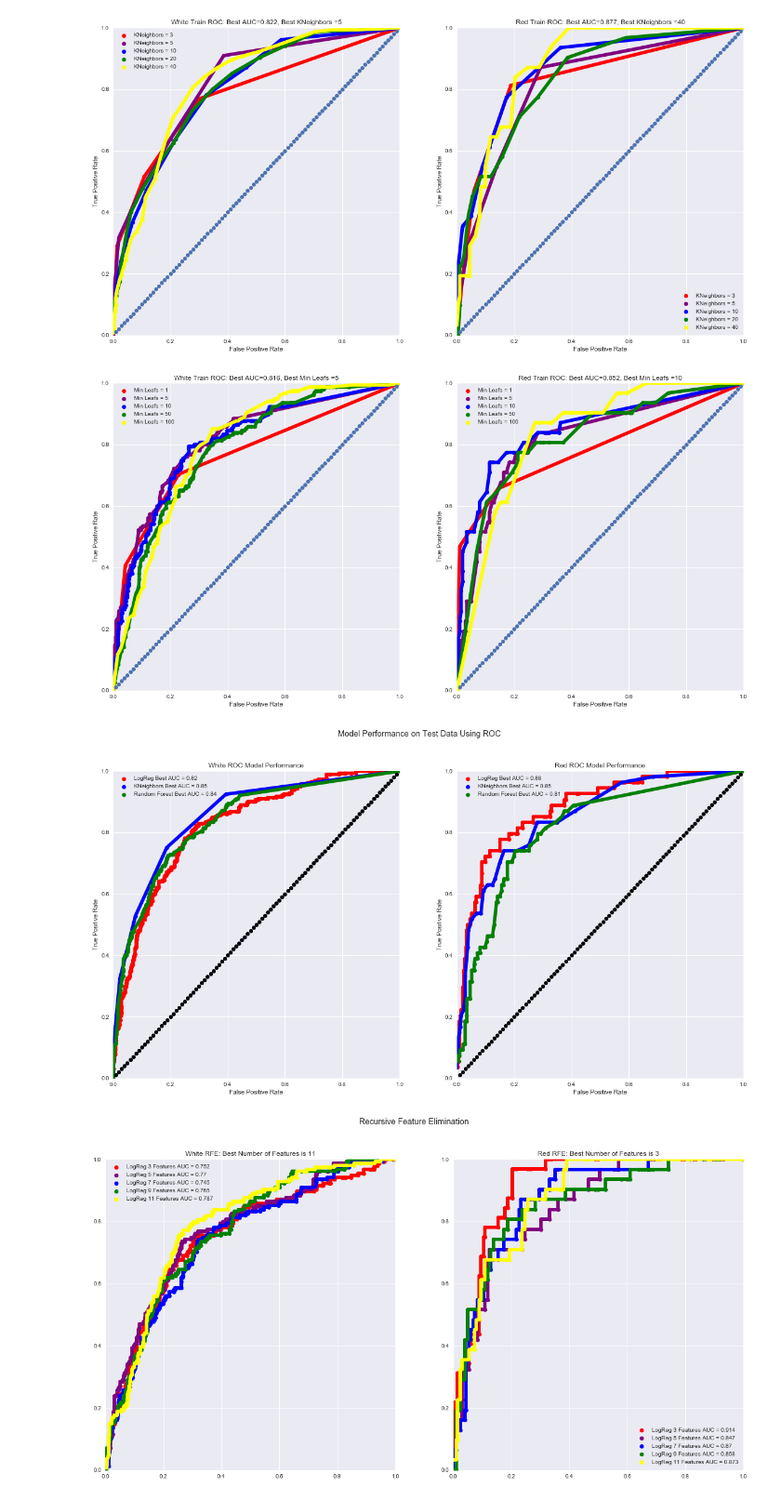
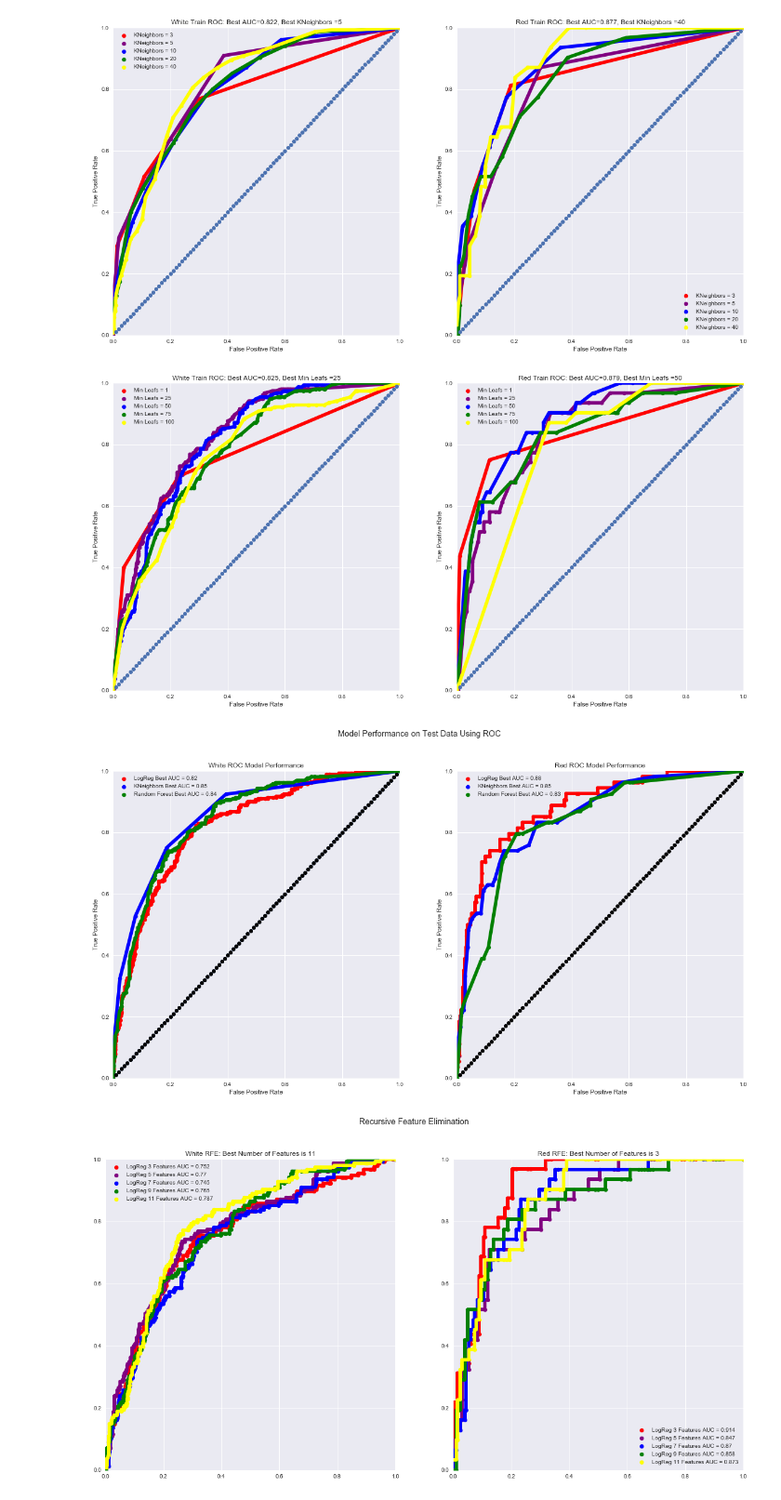
Before and after one commit to zcblack/Springboard, a Jupyter notebook: winequality/Wine Analysis.ipynb, the cells around one changed output. Shown at 93% size. Drawn from its saved outputs; the diff is of its cells as text; code cells hidden in the pictures.

```diff
--- a/winequality/Wine Analysis.ipynb
+++ b/winequality/Wine Analysis.ipynb
@@ -544,7 +544,7 @@ whiteBestAUCL=0
 redBestAUCL=0
 i = 0
 
-Ls= [1,5,10,50,100]
+Ls= [1,25,50,75,100]
 
 
 sns.set()
@@ -570,34 +570,34 @@ plt.legend()
 plt.title('White Train ROC: Best AUC='+str(round(whiteBestAUCL,3))+', Best Min Leafs ='+str(whiteBestL))
 x = np.arange(1, 100)/100
 y=x
 plt.plot(x,y,'o')
 
 i = 0
 
 plt.subplot(1,2,2)
 plt.xlim(0,1)
 plt.ylim(0,1)
 plt.xlabel('False Positive Rate'),2
 plt.ylabel('True Positive Rate')
 for train, test in kf.split(redX,red.y):
     clf = RandomForestRegressor(n_estimators=2,min_samples_leaf=Ls[i],max_features = "auto")
     clf.fit(redX.iloc[train.tolist()],red.y.iloc[train.tolist()])
     preds = clf.predict(redX.iloc[test.tolist()])
     fpr, tpr, threshold = metrics.roc_curve(red.y.iloc[test.tolist()], preds)
     auc = metrics.auc(fpr,tpr)
     if auc>redBestAUCL:
         redBestL=Ls[i]
         redBestAUCL=auc
     i+=1
     plt.scatter(x=fpr, y=tpr, c  = colors[i-1],label='Min Leafs = '+str(Ls[i-1]))
     plt.plot(fpr,tpr, color = colors[i-1], linewidth=6.0)
 plt.legend()
 plt.title('Red Train ROC: Best AUC='+str(round(redBestAUCL,3))+', Best Min Leafs ='+str(redBestL))
 plt.plot(x,y,'o')
 plt.savefig('ROCForestTrain.png')
 plt.show()
 # %% [output]
-[figure, old version]
+[figure, new version]
 # %%
 #use best model parameters from cross validation to fit to all to train data and then predict test data using model  and compare thier roc
 
@@ -702,7 +702,7 @@ plt.suptitle(' Model Performance on Test Data Using ROC')
 plt.savefig('ROCtest.png')
 plt.show()
 # %% [output]
-[figure, old version]
+[figure, new version]
 # %%
 from sklearn.feature_selection import RFE
 i=0
```
Also changed, not shown: 3 other files.
